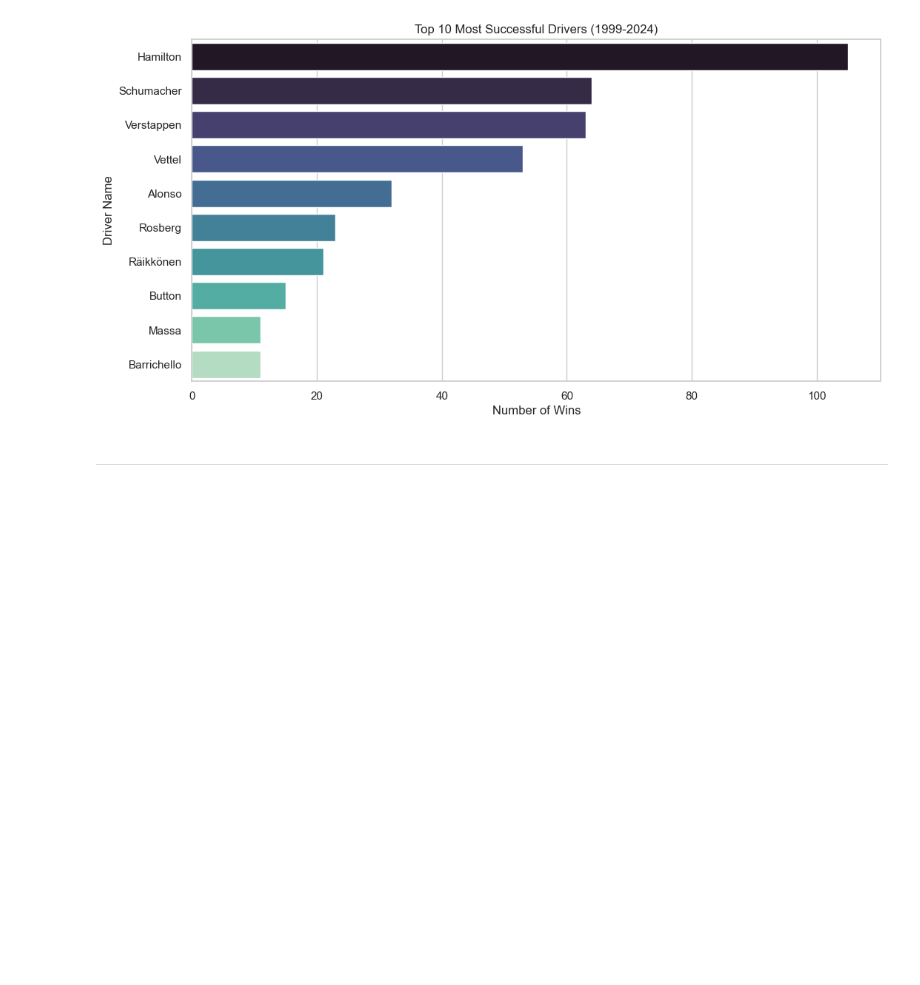
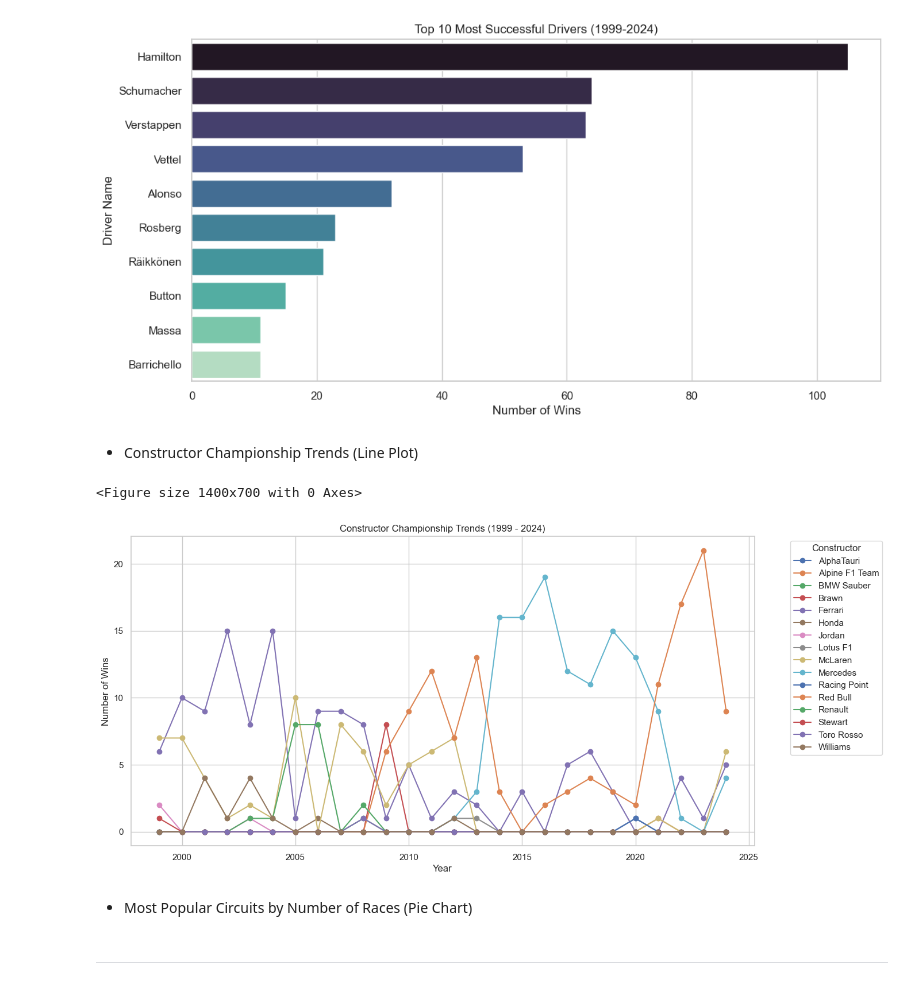
Before and after one commit to juliancolling/Formula1, a Jupyter notebook: jupyter_notebooks/F1_Analysis.ipynb, the cells around one changed output. Saved outputs shown, nothing was run; the diff lists cells and outputs as text; code cells hidden in the pictures; blank space fills up the shorter version.

Commit message:
Plot chart for Constructors Trends over 25 years

```diff
--- a/jupyter_notebooks/F1_Analysis.ipynb
+++ b/jupyter_notebooks/F1_Analysis.ipynb
@@ -387,6 +387,26 @@ Passing `palette` without assigning `hue` is deprecated and will be removed in v
 
   sns.barplot(x=top_drivers.values, y=top_drivers.index, palette="mako")
 [figure]
+# %% [markdown]
+* Constructor Championship Trends (Line Plot)
+# %%
+# Count wins per constructor per year
+constructor_wins = df[df['positionOrder'] == 1].groupby(['year', 'name_x']).size().unstack().fillna(0)
+
+# Plot the constructor trends
+plt.figure(figsize=(14, 7))
+constructor_wins.plot(kind='line', marker='o', figsize=(14, 7))
+plt.title("Constructor Championship Trends (1999 - 2024)")
+plt.xlabel("Year")
+plt.ylabel("Number of Wins")
+plt.legend(title="Constructor", bbox_to_anchor=(1.05, 1), loc='upper left')
+plt.grid(True)
+plt.show()
+# %% [output]
+<Figure size 1400x700 with 0 Axes>
+[figure, added]
+# %% [markdown]
+* Most Popular Circuits by Number of Races (Pie Chart)
 # %% [markdown]
 ---
 # %% [markdown]
```
